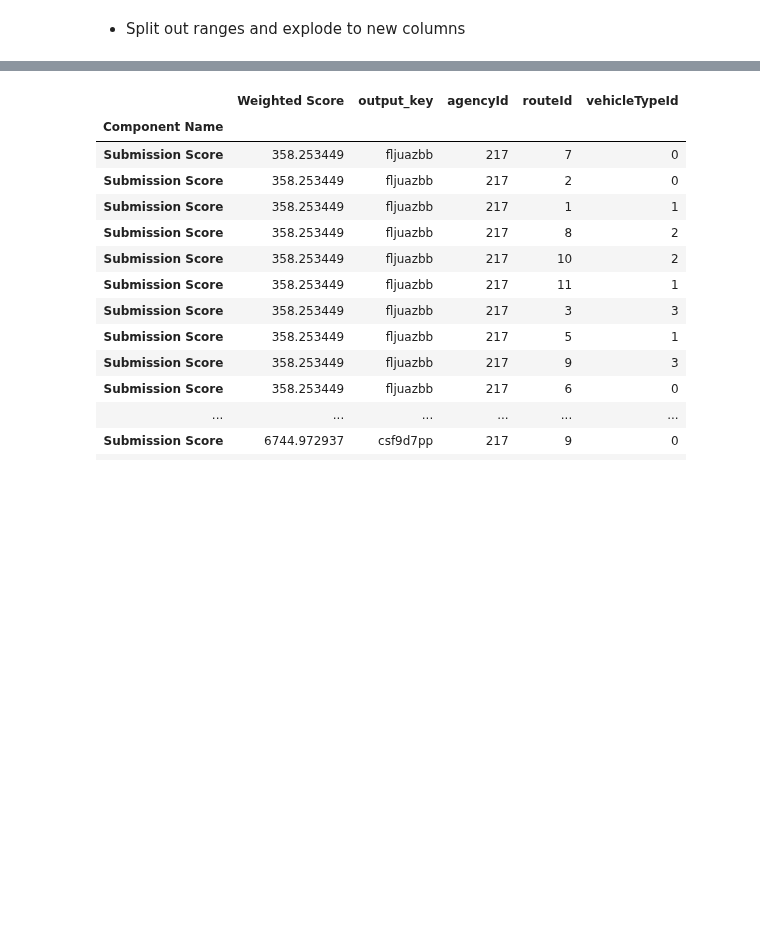
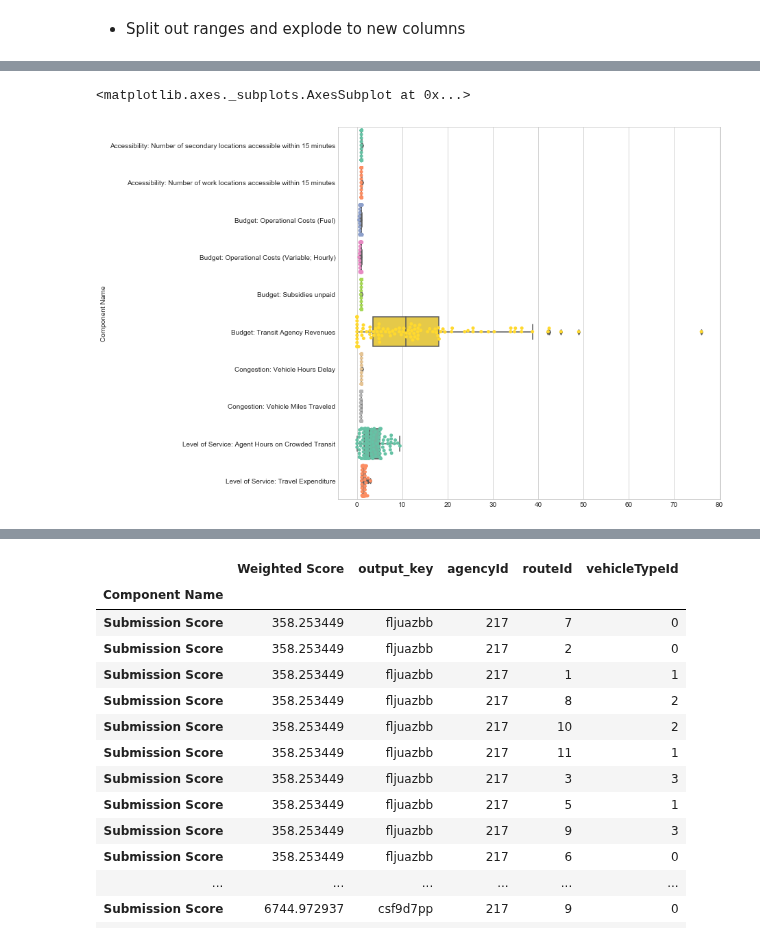
Before and after one commit to bistro-its-berkeley/BISTRO-Starter-Kit, a Jupyter notebook: utilities/RandomSearchResultsAnalysis.ipynb, the cells around one changed output, grey strips where cells are left out. Saved outputs shown, nothing was run; the diff lists cells and outputs as text; code cells hidden in the pictures; blank space fills up the shorter version.

```diff
--- a/utilities/RandomSearchResultsAnalysis.ipynb
+++ b/utilities/RandomSearchResultsAnalysis.ipynb
@@ -51,7 +59,6 @@ output_dirs = glob.glob(common+"output-*/sioux_faux/sioux_faux-1k*/competition/"
 # %%
-
 sub_score_dfs = []
-all_input_dfs = []
+all_input_dfs = defaultdict(list)
 SUBMISSION_INPUTS_DIR_NAME = "submission-inputs/"
 SUB_SCORE_NAME = "submissionScores.csv"
 input_names = ("FrequencyAdjustment","ModeSubsidies","PtFares","VehicleFleetMix")
@@ -65,11 +72,12 @@ for output_dir in output_dirs:
     output_key = re.findall("^.*/output-([\w|\d]*)/.*$",output_dir)[0]
     score_df["output_key"] = output_key
     sub_score_dfs.append(score_df[["Weighted Score","output_key"]])
-    input_set = []
+
     for input_name in input_names:
         input_file = output_dir + SUBMISSION_INPUTS_DIR_NAME +"/"+ input_name+".csv"
         input_df = pd.read_csv(input_file)
-        input_set.append(input_df)
-    inputs_df = pd.concat(input_set,axis=1,keys = input_names)
-    inputs_df["output_key"] = output_key
-    all_input_dfs.append(inputs_df)
+        if input_df.shape[0] == 0:
+            continue
+        input_df["output_key"] = output_key
+        input_df.index.name = 'obs_num'
+        all_input_dfs[input_name].append(input_df)
@@ -128,0 +168,9 @@ sub_score_df = pd.merge(sub_scores,input_db,how="outer",right_index=True,left_on
+# %%
+scores_df_wide = scores_df.reset_index().pivot(index='output_key',columns='Component Name',values='Weighted Score')
+# %%
+fig = plt.figure(figsize=(10,10))
+sns.boxplot(data=scores_df_wide.drop("Submission Score",axis=1),orient='h',palette='Set2')
+sns.swarmplot(data=scores_df_wide.drop("Submission Score",axis=1),orient='h',palette='Set2',color=".25")
+# %% [output]
+<matplotlib.axes._subplots.AxesSubplot at 0x...>
+[figure, added]
```
Also changed, not shown: parts of 18 cells of this notebook.
